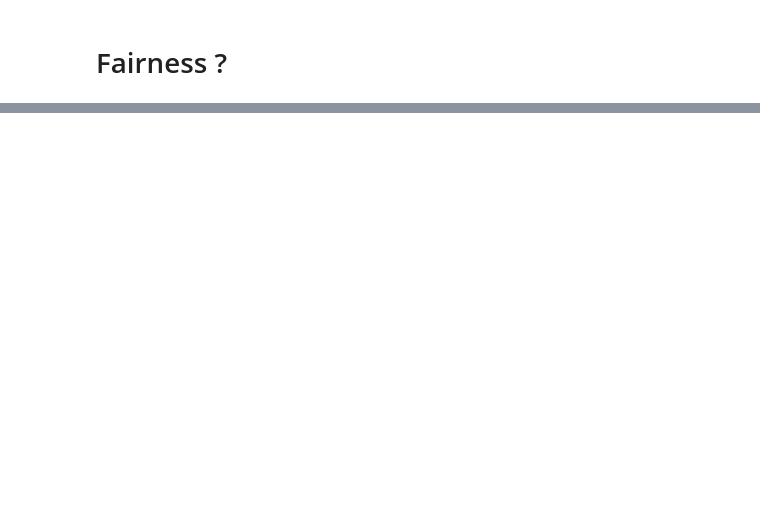
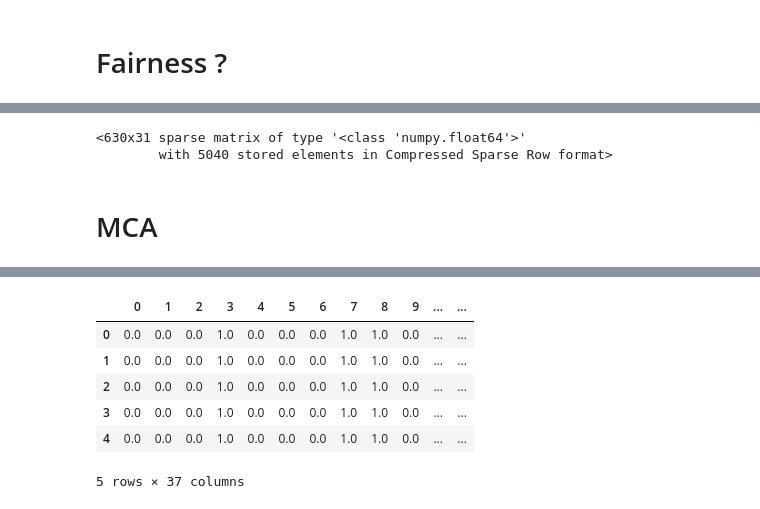
Before and after one commit to Laurie2905-JOHN/Masters_RL, a Jupyter notebook: notebooks/conflict_and_feedback.ipynb, the cells around one changed output, grey strips where cells are left out. Drawn from its saved outputs; the diff is of its cells as text; code cells hidden in the pictures; blank space fills up the shorter version.

```diff
--- a/notebooks/conflict_and_feedback.ipynb
+++ b/notebooks/conflict_and_feedback.ipynb
@@ -1796,0 +1493,16 @@ cabbage: Pos: 10 -> Pos: 12
+# %%
+# Function to plot scree plot for MCA
+def plot_scree_mca(preprocessor, n_components=10):
+    # Extract the MCA step from the pipeline
+    # Extract the explained inertia from the MCA step
+    mca_step = pipeline.named_steps['mca']
+    explained_inertia = mca_step.explained_inertia_
+    # Plot the explained variance
+    plt.figure(figsize=(10, 6))
+    plt.plot(range(1, n_components + 1), explained_inertia, marker='o', linestyle='--')
+    plt.title('Scree Plot')
+    plt.xlabel('MCA Component')
+    plt.ylabel('Explained Inertia Ratio')
+    plt.xticks(range(1, n_components + 1))
+    plt.grid()
+    plt.show()
@@ -1796,0 +1606,29 @@ cabbage: Pos: 10 -> Pos: 12
+# %%
+X
+# %% [output]
+<630x31 sparse matrix of type '<class 'numpy.float64'>'
+        with 5040 stored elements in Compressed Sparse Row format>
+# %% [markdown]
+# MCA
+# %%
+from utils.process_data import get_data
+from models.preferences.data_utils import prepare_ml_data, get_child_data, initialize_children_data
+from models.preferences.data_utils import plot_2d_mca, plot_3d_mca, plot_3d_mca_interactive, plot_scree_mca
+from imblearn.over_sampling import SMOTE
+child_data = get_child_data()
+ingredient_df = get_data("data.csv")
+preferences = initialize_children_data(child_data, seed=None)
+
+
+X, y, label_encoder, preprocessor = prepare_ml_data(preferences, ingredient_df, child_data)
+
+# Convert sparse matrix to dense format if necessary
+X_dense = X.toarray() if hasattr(X, 'toarray') else X
+
+import pandas as pd
+
+# Create a DataFrame from the dense matrix
+df = pd.DataFrame(X_dense)
+
+df.head()
+# %% [output]
@@ -1796,0 +1636,7 @@ cabbage: Pos: 10 -> Pos: 12
+|  | 0 | 1 | 2 | 3 | 4 | 5 | 6 | 7 | 8 | 9 | ... | ... |
+| 0 | 0.0 | 0.0 | 0.0 | 1.0 | 0.0 | 0.0 | 0.0 | 1.0 | 1.0 | 0.0 | ... | ... |
+| 1 | 0.0 | 0.0 | 0.0 | 1.0 | 0.0 | 0.0 | 0.0 | 1.0 | 1.0 | 0.0 | ... | ... |
+| 2 | 0.0 | 0.0 | 0.0 | 1.0 | 0.0 | 0.0 | 0.0 | 1.0 | 1.0 | 0.0 | ... | ... |
+| 3 | 0.0 | 0.0 | 0.0 | 1.0 | 0.0 | 0.0 | 0.0 | 1.0 | 1.0 | 0.0 | ... | ... |
+| 4 | 0.0 | 0.0 | 0.0 | 1.0 | 0.0 | 0.0 | 0.0 | 1.0 | 1.0 | 0.0 | ... | ... |
+5 rows × 37 columns
```
Also changed, not shown: parts of 39 cells of this notebook, 9 other files.
